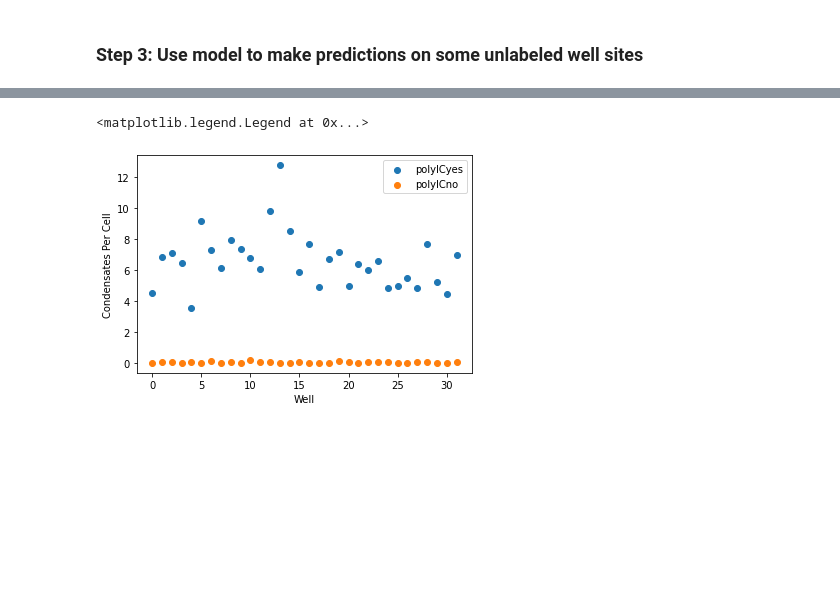
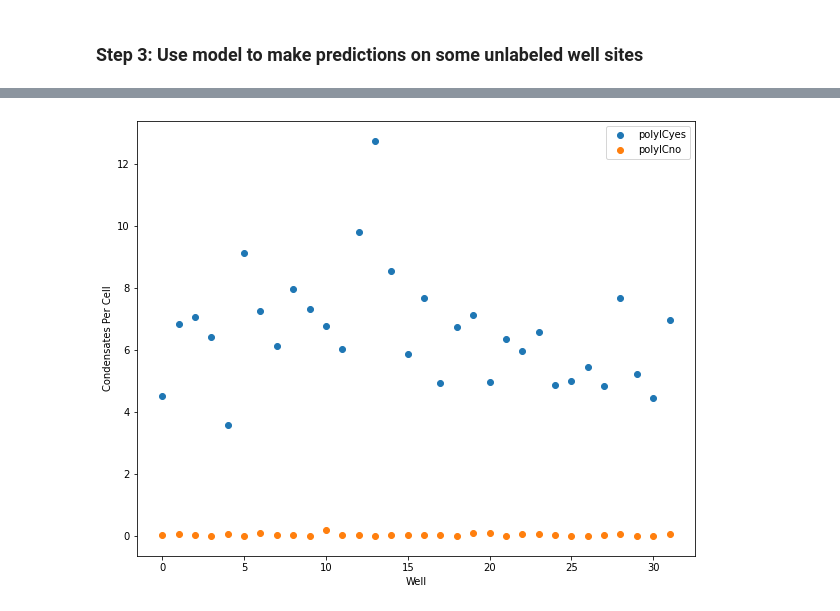
Before and after one commit to rodlaf/am91r, a Jupyter notebook: Spot_Counting.ipynb, the cells around one changed output, grey strips where cells are left out. Saved outputs shown, nothing was run; the diff lists cells and outputs as text; code cells hidden in the pictures; blank space fills up the shorter version.

```diff
--- a/Spot_Counting.ipynb
+++ b/Spot_Counting.ipynb
@@ -457,17 +489,18 @@ df.to_csv('polyicyes.csv')
 # %%
 polyicyes_data = pd.read_csv('polyicyes.csv').values
 polyicyes_avgs = np.divide(polyicyes_data[:,4],polyicyes_data[:,2])
 polyicno_avgs = np.array([float(np.around(e, 2)) for e in polyicyes_avgs], dtype=(float))
 
 polyicno_data = pd.read_csv('polyicno.csv').values
 polyicno_avgs = np.divide(polyicno_data[:,4],polyicno_data[:,2])
 polyicno_avgs = np.array([float(np.around(e, 2)) for e in polyicno_avgs], dtype=(float))
 
-plt.scatter(polyicyes_data[:, 0], polyicyes_avgs, label='polyICyes')
-plt.scatter(polyicyes_data[:, 0], polyicno_avgs, label='polyICno')
-plt.ylabel('Condensates Per Cell')
-plt.xlabel('Well')
-plt.legend()
+_ ,ax = plt.subplots(figsize=(10, 8))
+ax.scatter(polyicyes_data[:, 0], polyicyes_avgs, label='polyICyes')
+ax.scatter(polyicyes_data[:, 0], polyicno_avgs, label='polyICno')
+ax.set_ylabel('Condensates Per Cell')
+ax.set_xlabel('Well')
+ax.legend()
+plt.show()
 # %% [output]
-<matplotlib.legend.Legend at 0x...>
-[figure, old version]
+[figure, new version]
```
Also changed, not shown: parts of 11 cells of this notebook, 14 other files.
